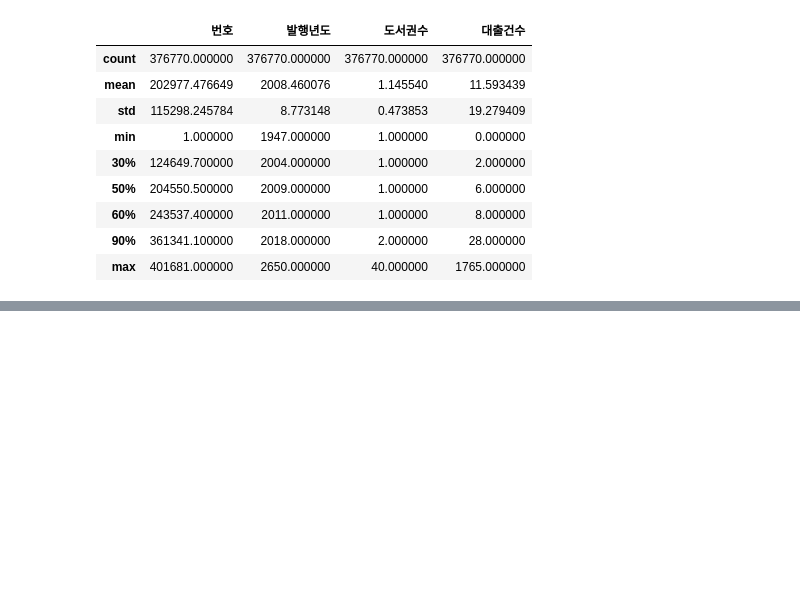
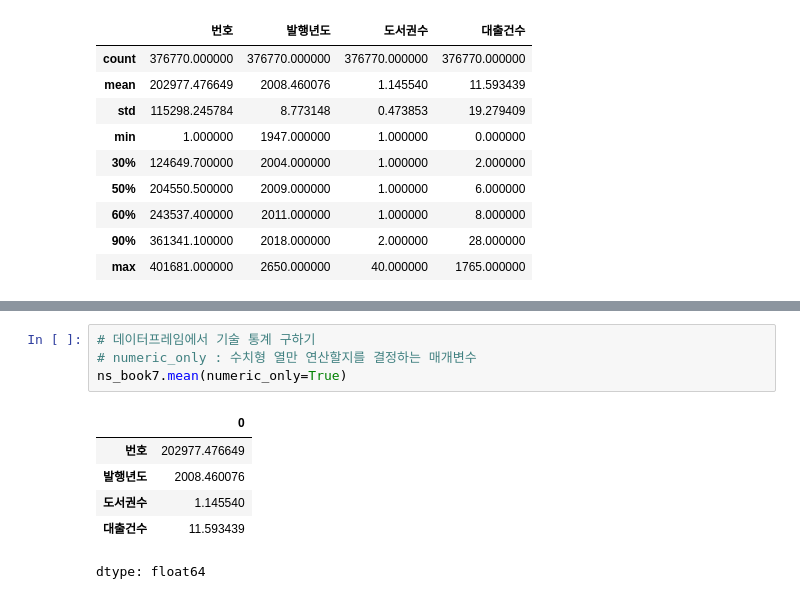
Before and after one commit to hyeonn-06/data_analysis, a Jupyter notebook: ch04_1.ipynb, the cells around one changed output, grey strips where cells are left out. Saved outputs shown, nothing was run; the diff lists cells and outputs as text; blank space fills up the shorter version.

```diff
--- a/ch04_1.ipynb
+++ b/ch04_1.ipynb
@@ -85,0 +158,11 @@ ns_book7.describe(include='object')
+# %%
+# 데이터프레임에서 기술 통계 구하기
+# numeric_only : 수치형 열만 연산할지를 결정하는 매개변수
+ns_book7.mean(numeric_only=True)
+# %% [output]
+|  | 0 |
+| 번호 | 202977.476649 |
+| 발행년도 | 2008.460076 |
+| 도서권수 | 1.145540 |
+| 대출건수 | 11.593439 |
+dtype: float64
```
Also changed, not shown: parts of 12 cells of this notebook.
